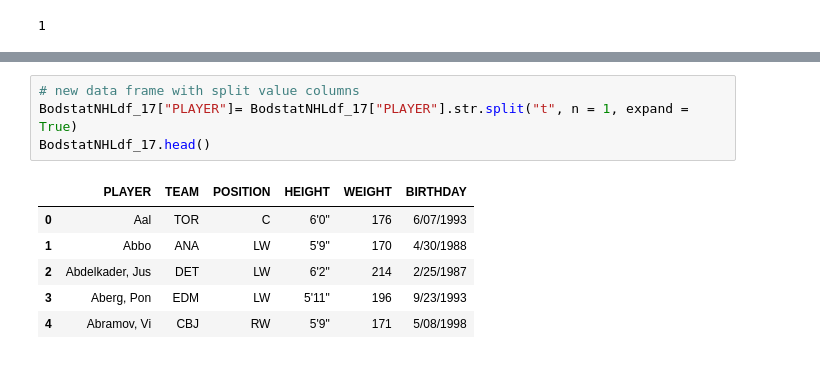
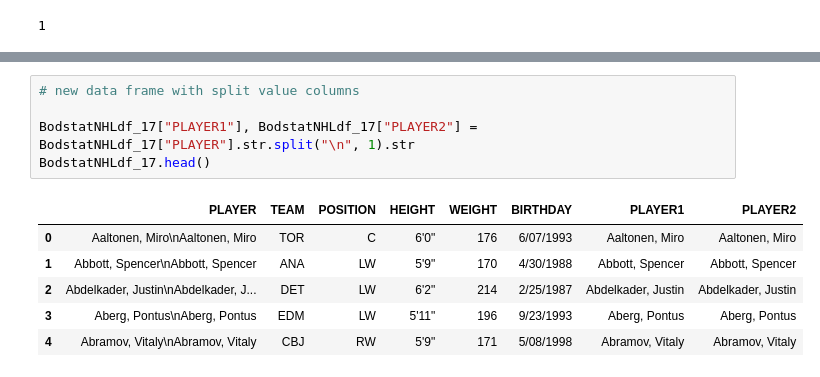
Before and after one commit to rmishra1990/Drunk-on-Data, a Jupyter notebook: Imane/dfs_NHL_BodyStats.ipynb, the cells around one changed output, grey strips where cells are left out. Saved outputs shown, nothing was run; the diff lists cells and outputs as text.

```diff
--- a/Imane/dfs_NHL_BodyStats.ipynb
+++ b/Imane/dfs_NHL_BodyStats.ipynb
@@ -91,11 +203,12 @@ BodstatNHLdf_17.head()
 # %%
 # new data frame with split value columns
-BodstatNHLdf_17["PLAYER"]= BodstatNHLdf_17["PLAYER"].str.split("t", n = 1, expand = True)
+
+BodstatNHLdf_17["PLAYER1"], BodstatNHLdf_17["PLAYER2"] = BodstatNHLdf_17["PLAYER"].str.split("\n", 1).str
 BodstatNHLdf_17.head()
 # %% [output]
-|  | PLAYER | TEAM | POSITION | HEIGHT | WEIGHT | BIRTHDAY |
-| 0 | Aal | TOR | C | 6'0" | 176 | 6/07/1993 |
-| 1 | Abbo | ANA | LW | 5'9" | 170 | 4/30/1988 |
-| 2 | Abdelkader, Jus | DET | LW | 6'2" | 214 | 2/25/1987 |
-| 3 | Aberg, Pon | EDM | LW | 5'11" | 196 | 9/23/1993 |
-| 4 | Abramov, Vi | CBJ | RW | 5'9" | 171 | 5/08/1998 |
+|  | PLAYER | TEAM | POSITION | HEIGHT | WEIGHT | BIRTHDAY | PLAYER1 | PLAYER2 |
+| 0 | Aaltonen, Miro\nAaltonen, Miro | TOR | C | 6'0" | 176 | 6/07/1993 | Aaltonen, Miro | Aaltonen, Miro |
+| 1 | Abbott, Spencer\nAbbott, Spencer | ANA | LW | 5'9" | 170 | 4/30/1988 | Abbott, Spencer | Abbott, Spencer |
+| 2 | Abdelkader, Justin\nAbdelkader, J... | DET | LW | 6'2" | 214 | 2/25/1987 | Abdelkader, Justin | Abdelkader, Justin |
+| 3 | Aberg, Pontus\nAberg, Pontus | EDM | LW | 5'11" | 196 | 9/23/1993 | Aberg, Pontus | Aberg, Pontus |
+| 4 | Abramov, Vitaly\nAbramov, Vitaly | CBJ | RW | 5'9" | 171 | 5/08/1998 | Abramov, Vitaly | Abramov, Vitaly |
```
Also changed, not shown: parts of 19 cells of this notebook, 16 other files.
